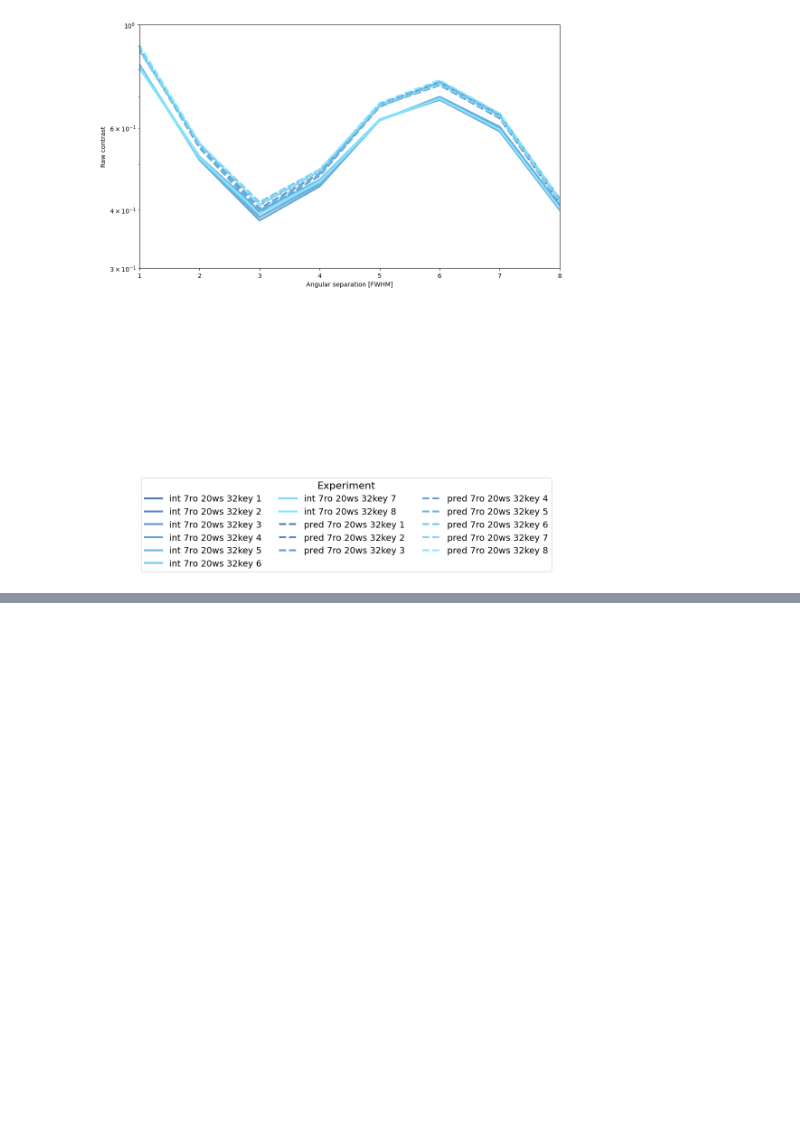
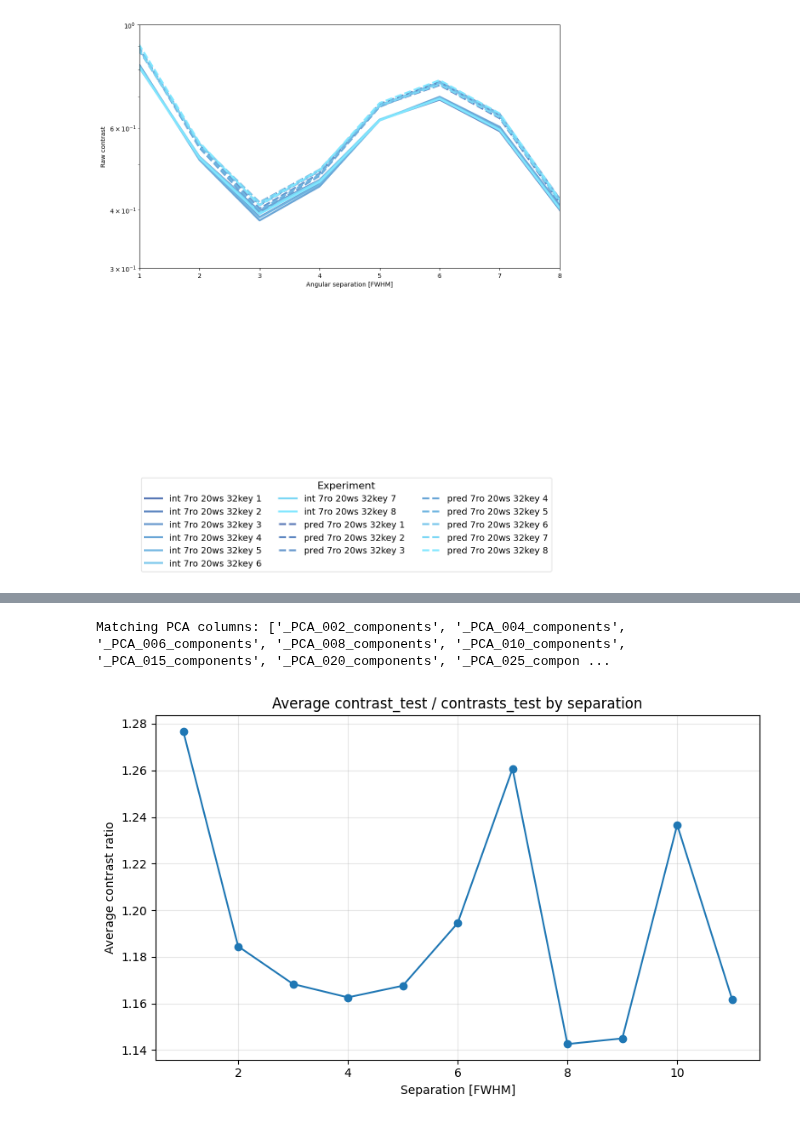
Before and after one commit to noah-bns/ESO_internship, a Jupyter notebook: notebooks/satellite_speckle_psf.ipynb, the cells around one changed output, grey strips where cells are left out. Cells and saved outputs as stored; diff of their text form; code cells hidden in the pictures; blank space fills up the shorter version.

```diff
--- a/notebooks/satellite_speckle_psf.ipynb
+++ b/notebooks/satellite_speckle_psf.ipynb
@@ -851,0 +950,6 @@ Predictor:
+# %%
+config = load_config(
+    '/home/aosimul/noah/src/pipeline_ADI/config_files/ghost_ref.yaml',
+    defaults_path="/home/aosimul/noah/src/pipeline_ADI/config_files/default_values.yaml",
+)
+contrasts = run_from_checkpoint(config, plot = False)
@@ -851,0 +1002,6 @@ Predictor:
+# %%
+config_test = load_config(
+    '/home/aosimul/noah/src/pipeline_ADI/config_files/ghost.yaml',
+    defaults_path="/home/aosimul/noah/src/pipeline_ADI/config_files/default_values.yaml",
+)
+contrasts_test = run_from_checkpoint(config_test, plot = False)
@@ -851,0 +1054,29 @@ Predictor:
+# %%
+
+# Extract the DataFrames
+df_contrasts = contrasts['int'][0]
+df_contrast = contrasts_test['int'][0]
+
+# Find PCA columns with matching names
+common_cols = df_contrasts.columns.intersection(df_contrast.columns)
+
+print("Matching PCA columns:", common_cols.tolist())
+
+# Calculate ratios for matching PCA columns
+ratio = df_contrast[common_cols] / df_contrasts[common_cols]
+
+# Average the ratios across PCA columns for each separation
+average_ratio = ratio.replace([np.inf, -np.inf], np.nan).mean(axis=1)
+
+# Plot
+plt.figure(figsize=(8, 5))
+plt.plot(average_ratio.index, average_ratio.values, marker='o')
+plt.xlabel('Separation [FWHM]')
+plt.ylabel('Average contrast ratio')
+plt.title('Average contrast_test / contrasts_test by separation')
+plt.grid(True, alpha=0.3)
+plt.tight_layout()
+plt.show()
+# %% [output]
+Matching PCA columns: ['_PCA_002_components', '_PCA_004_components', '_PCA_006_components', '_PCA_008_components', '_PCA_010_components', '_PCA_015_components', '_PCA_020_components', '_PCA_025_compon ...
+[figure, added]
```
Also changed, not shown: parts of 10 cells of this notebook, 5 other files.
